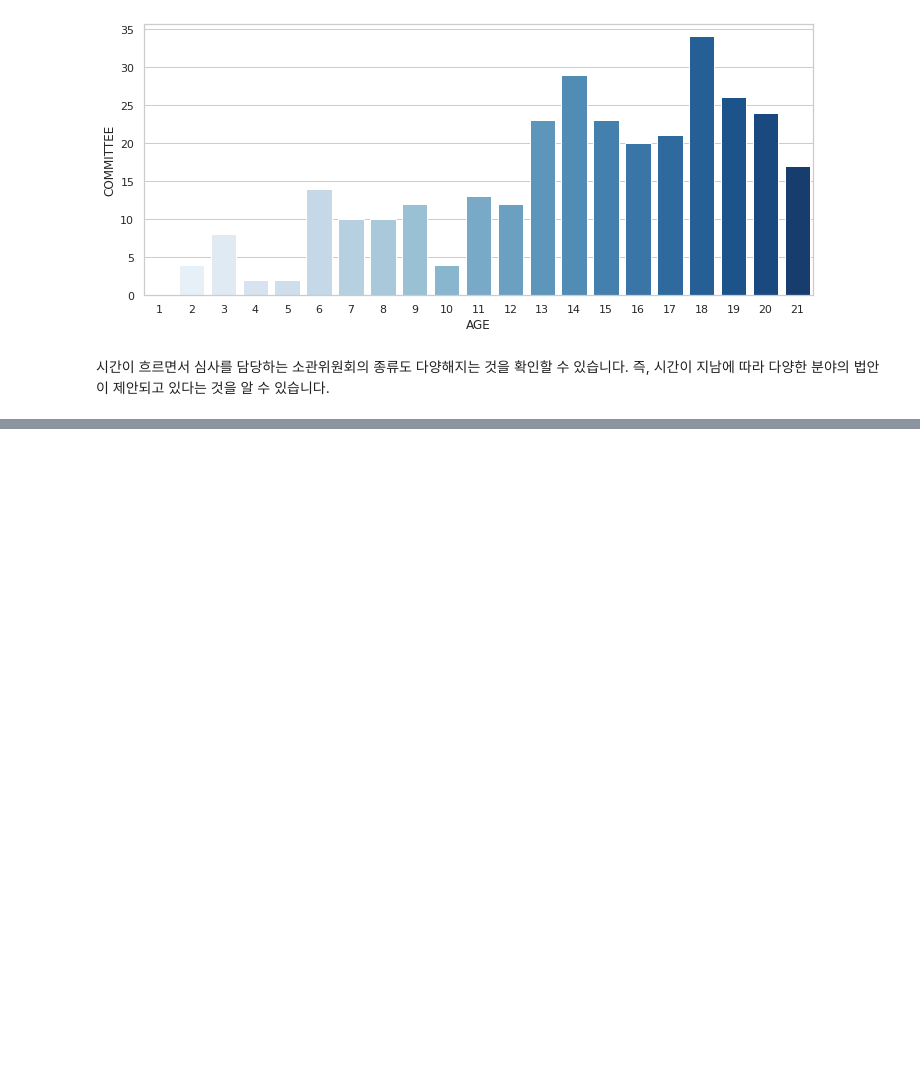
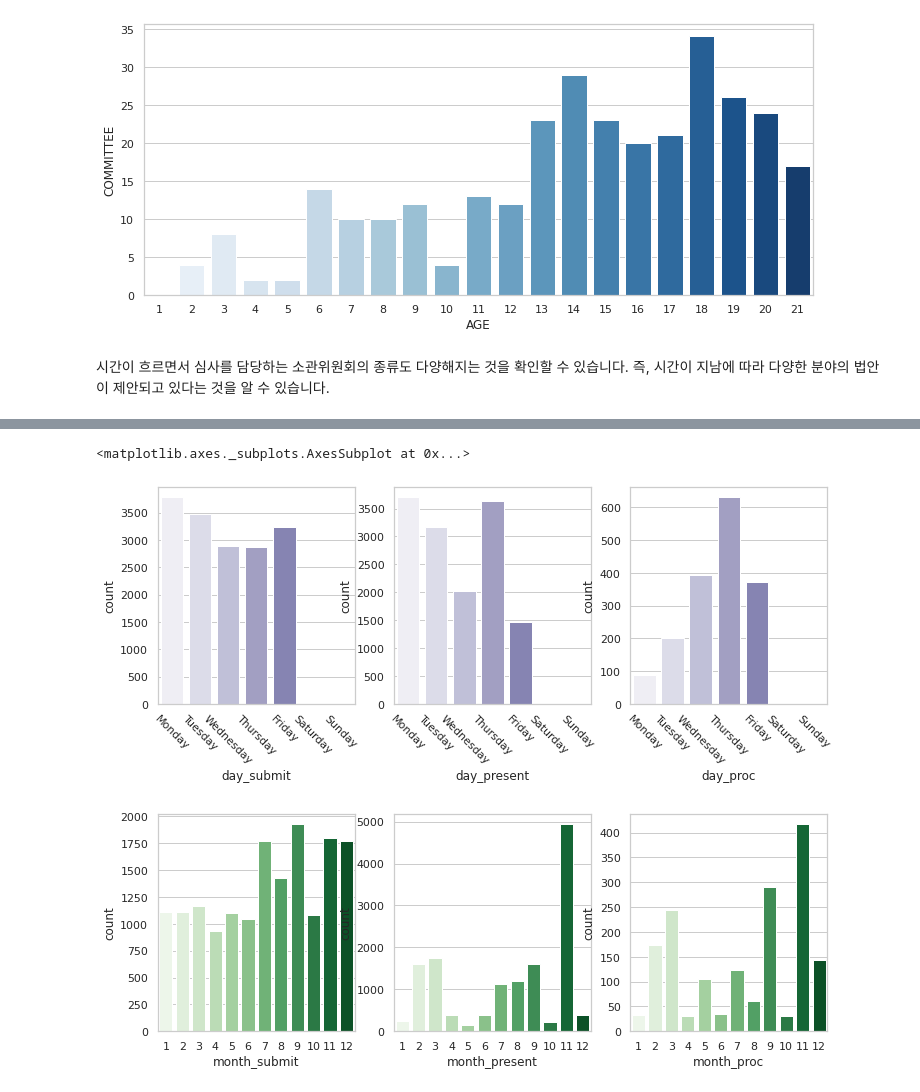
Before and after one commit to chunjunghe/stat_class, a Jupyter notebook: Mid_HW.ipynb, the cells around one changed output, grey strips where cells are left out. Saved outputs shown, nothing was run; the diff lists cells and outputs as text; code cells hidden in the pictures; blank space fills up the shorter version.

```diff
--- a/Mid_HW.ipynb
+++ b/Mid_HW.ipynb
@@ -265,0 +191,62 @@ for committee in list(suggest['committee_curr'].unique())[1:]:
+# %%
+#datetime 자료형으로 변환
+dt_col = leg.columns[leg.columns.str.endswith('DT')]
+for col in dt_col:
+    leg[col] = pd.to_datetime(leg[col], errors = 'coerce')
+# %%
+
+committee = leg.loc[leg.AGE==20,['COMMITTEE_SUBMIT_DT','COMMITTEE_PRESENT_DT', 'COMMITTEE_PROC_DT']]
+#month
+committee['month_submit'] = committee.COMMITTEE_SUBMIT_DT.dt.month
+committee['month_present'] = committee.COMMITTEE_PRESENT_DT.dt.month
+committee['month_proc'] = committee.COMMITTEE_PROC_DT.dt.month
+
+#weekday
+committee['day_submit'] = committee.COMMITTEE_SUBMIT_DT.dt.day_name()
+committee['day_present'] = committee.COMMITTEE_PRESENT_DT.dt.day_name()
+committee['day_proc'] = committee.COMMITTEE_PROC_DT.dt.day_name()
+# %%
+#소관위원회 심사 요일
+
+#소관위원회 회부일 요일
+plt.figure(figsize = (12, 4))
+plt.subplot(1,3,1)
+sns.countplot(data = committee, x = 'day_submit',palette = 'Purples',
+             order = ['Monday','Tuesday','Wednesday','Thursday','Friday','Saturday','Sunday'])
+plt.xticks(rotation = -45)
+
+#소관위원회 상정일 요일
+plt.subplot(1,3,2)
+sns.countplot(data = committee, x = 'day_present',palette = 'Purples',
+             order = ['Monday','Tuesday','Wednesday','Thursday','Friday','Saturday','Sunday'])
+plt.xticks(rotation = -45)
+
+
+#소관위원회 의결일 요일
+plt.subplot(1,3,3)
+sns.countplot(data = committee, x = 'day_proc',palette = 'Purples',
+             order = ['Monday','Tuesday','Wednesday','Thursday','Friday','Saturday','Sunday'])
+plt.xticks(rotation = -45)
+
+
+#소관위원회 심사 월
+plt.figure(figsize=(12,4))
+
+#소관위원회 회부일 월
+plt.subplot(1,3,1)
+sns.countplot(data = committee, x = 'month_submit',palette = 'Greens',
+              order = list(np.arange(1,13,1)))
+
+#소관위원회 상정일 월
+plt.subplot(1,3,2)
+sns.countplot(data = committee, x = 'month_present',palette = 'Greens',
+             order = list(np.arange(1,13,1)))
+
+#소관위원회 의결일 월
+plt.subplot(1,3,3)
+sns.countplot(data = committee, x = 'month_proc',palette = 'Greens',
+             order = list(np.arange(1,13,1)))
+# %% [output]
+<matplotlib.axes._subplots.AxesSubplot at 0x...>
+[figure, added]
+[figure, added]
```
Also changed, not shown: parts of 23 cells of this notebook.
